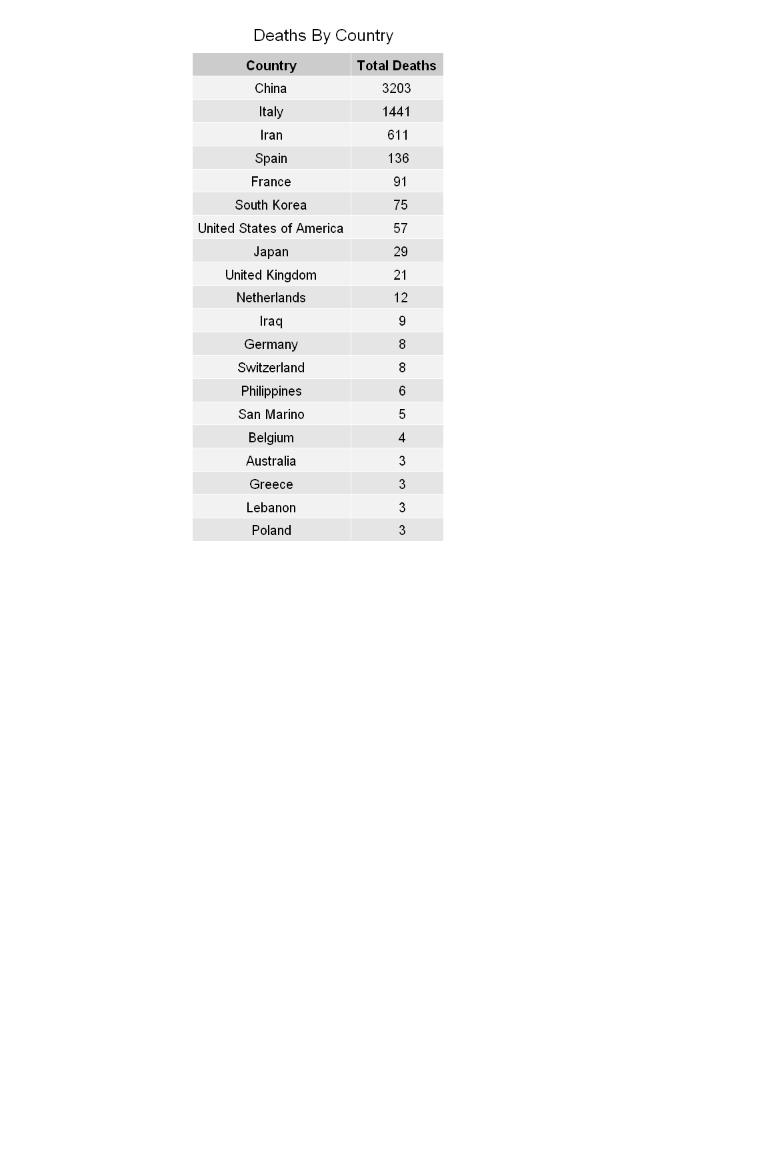
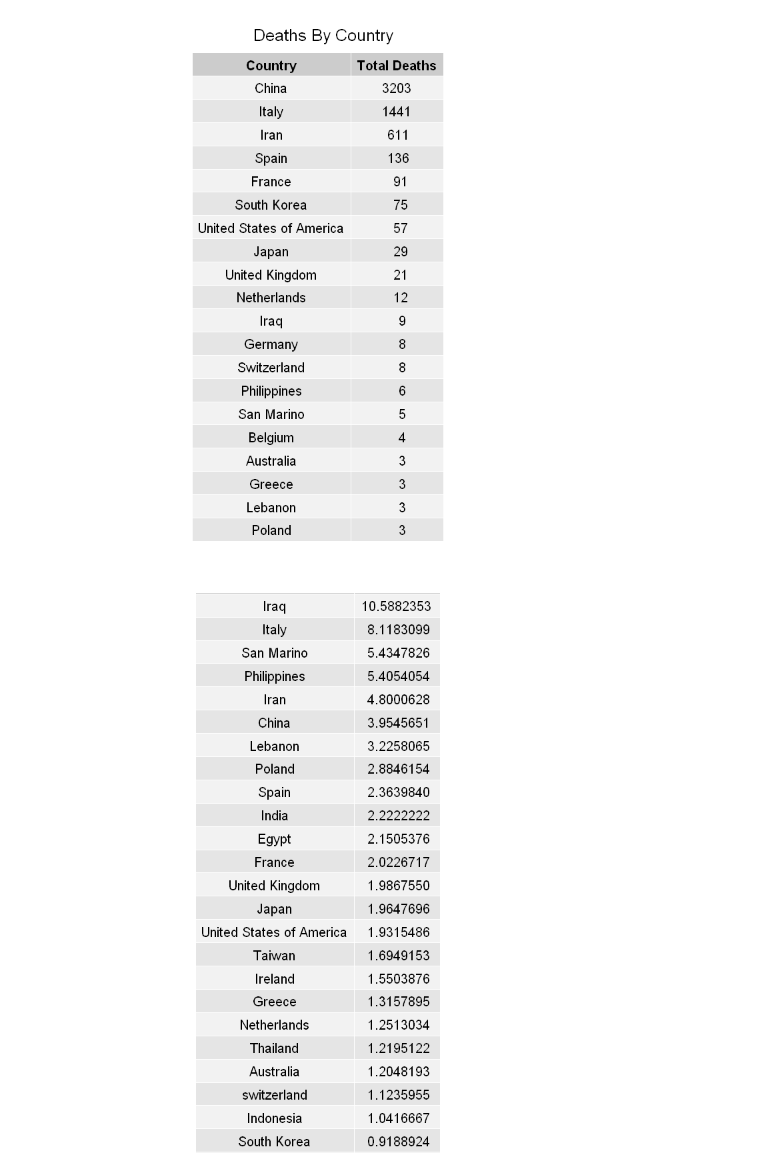
Before and after one commit to AjithKumarVS/COVID-19-Analysis-using-R, a Jupyter notebook: COVID-19 Analysis.ipynb, the cells around one changed output. Drawn from its saved outputs; the diff is of its cells as text; code cells hidden in the pictures; blank space fills up the shorter version.

Commit message:
Updated Death Ratio

```diff
--- a/COVID-19 Analysis.ipynb
+++ b/COVID-19 Analysis.ipynb
@@ -36,3 +36,43 @@ grid.table(head(deaths_by_country[order(deaths_by_country$`Total Deaths`,decreas
 grid.text("Deaths By Country", x = 0.385, y = .98, just = c("left", "top"), gp = gpar(fontsize = 15))
 # %% [output]
 [figure]
+# %%
+library("readxl")
+library("grid")
+library("gridExtra")
+library("glue")
+covid<-data.frame(read_excel("C:/Users/avakk/Desktop/COVID-19.xls"))
+for (i in 1:nrow(covid))
+{
+  if(grepl('Cases on an international conveyance Japan',covid[i,2])){
+    covid[i,2] <- 'Japan'
+  }
+}
+all_countries<-covid$CountryExp
+unique_countries<-unique(all_countries)
+death_ratio<-c()
+countries<-c()
+for (val in unique_countries){
+  covid<-data.frame(read_excel("C:/Users/avakk/Desktop/COVID-19.xls"))
+  for (i in 1:nrow(covid))
+  {
+    if(grepl('Cases on an international conveyance Japan',covid[i,2])){
+      covid[i,2] <- 'Japan'
+    }
+  }
+  covid<-covid[covid$CountryExp==val,]
+  if(sum(sapply(covid$NewConfCases,sum))>50){
+    death<-(sum(sapply(covid$NewDeaths,sum))/sum(sapply(covid$NewConfCases,sum)))*100
+    if(death!=0){
+      death_ratio<-c(death_ratio, death)
+      countries<-c(countries, val)
+    }
+  }
+}
+# %%
+final<-data.frame(countries,death_ratio)
+names(final)<-c("Country","Death Ratio")
+plot<-head(final[order(final$`Death Ratio`,decreasing = TRUE),],25)
+grid.table(plot,rows=NULL)
+# %% [output]
+[figure, added]
```
